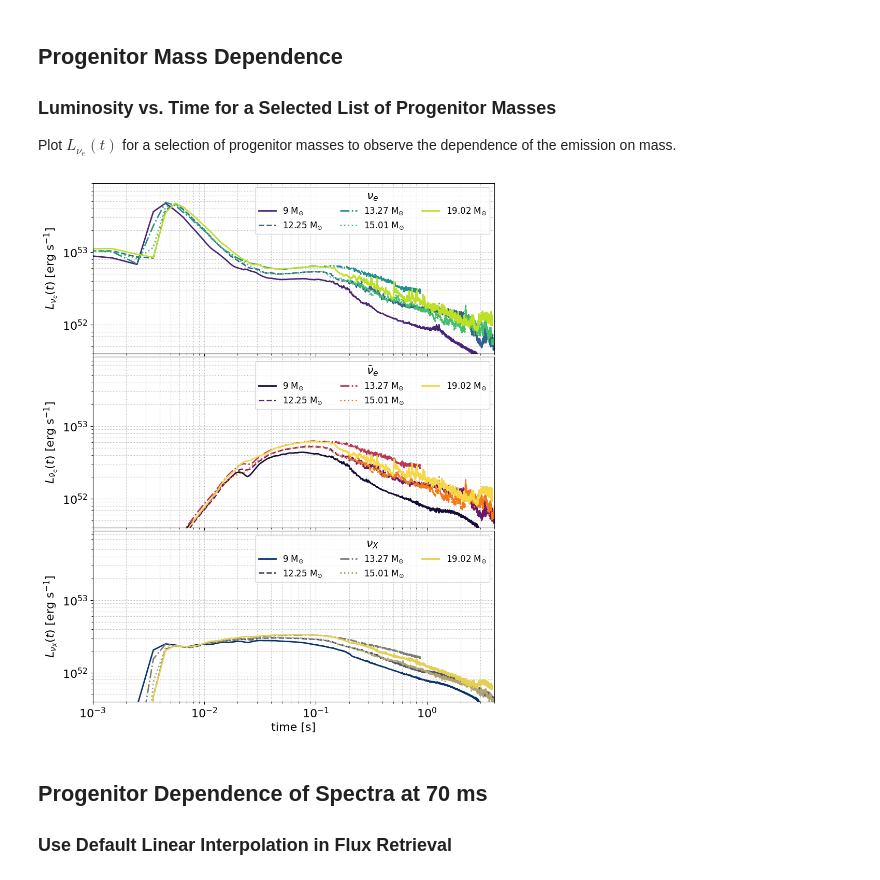
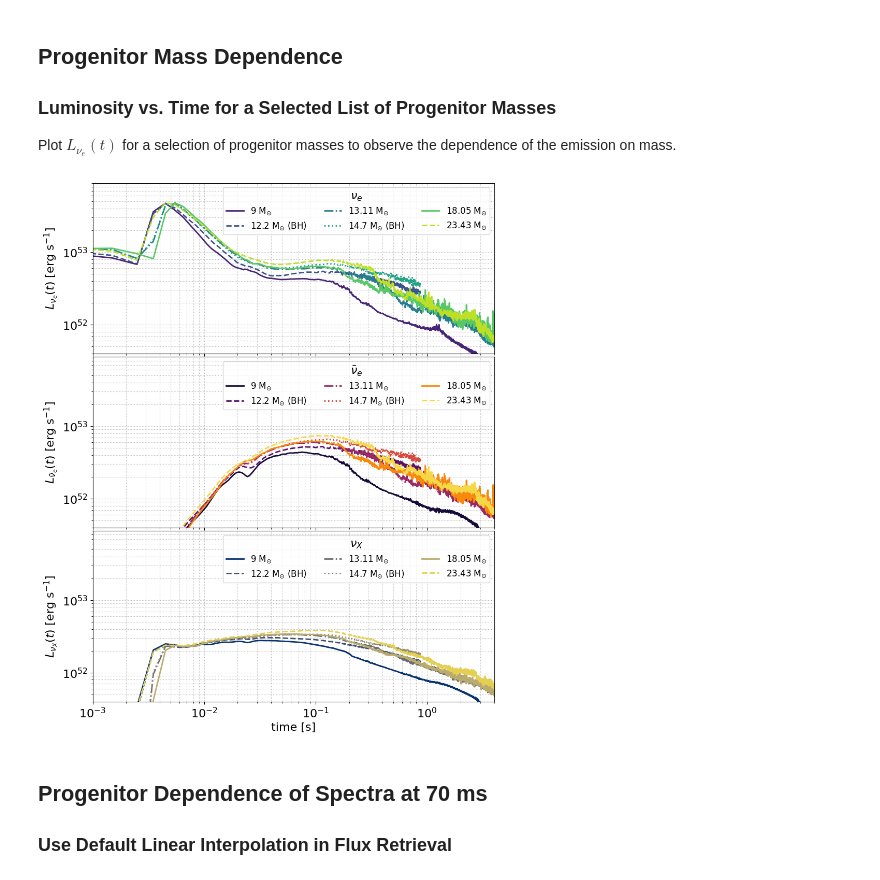
Before and after one commit to SNEWS2/snewpy-models-ccsn, a Jupyter notebook: models/Fornax_2022/Fornax_2022.ipynb, the cells around one changed output. Cells and saved outputs as stored; diff of their text form; code cells hidden in the pictures.

```diff
--- a/models/Fornax_2022/Fornax_2022.ipynb
+++ b/models/Fornax_2022/Fornax_2022.ipynb
@@ -44,7 +44,7 @@ Fornax_2022.param
 Initialize some progenitors and plot the luminosity of different neutrino flavors for two of them. Note that the `Fornax_2022` set of models do not distinguish between $\nu_x$ and $\bar{\nu}_x$ so both have the same luminosity. If this is the first time you are using a progenitor model, `snewpy` will download the data files for you.
 # %%
 models = {}
-for m in Fornax_2022.param['progenitor'][::20]:
+for m in Fornax_2022.param['progenitor'][::19]:
     # Initialize every 20th progenitor.
     print(m)
     models[m] = Fornax_2022(progenitor=m)
@@ -80,8 +84,6 @@ fig, axes = plt.subplots(3, 2, figsize=(12, 15), sharex=True, sharey=True, tight
 axes = axes.flatten()
 
 for i, (key, model) in enumerate(models.items()):
-    if i >= 5:
-        break
     ax = axes[i]
     for flavor in Flavor:
         ax.plot(model.time, model.luminosity[flavor]/1e51,  # Report luminosity in units foe/s
@@ -101,5 +103,5 @@ for i, (key, model) in enumerate(models.items()):
     ax.legend(loc='upper right', ncol=2, fontsize=18)
 
 axes[0].set(ylabel=r'luminosity [foe s$^{-1}$]');
-axes[5].set_axis_off();
+# axes[5].set_axis_off();
 # %% [output]
@@ -109,7 +111,7 @@ axes[5].set_axis_off();
 
 ### Use Default Linear Interpolation in Flux Retrieval
 # %%
-model = models['19.02']  # Use the 12 solar mass model
+model = models['23.43']
 
 times = np.arange(-0.2, 3.8, 0.2) * u.s
 E = np.arange(0, 101, 1) * u.MeV
@@ -168,37 +170,37 @@ colors2 = mpl.cm.cividis(np.linspace(0.1,0.9, len(models)))
 
 linestyles = ['-', '--', '-.', ':']
 
 for i, model in enumerate(models.values()):
     ax = axes[0]
     flavor = Flavor.NU_E
     ax.plot(model.time, model.luminosity[flavor], lw=2, color=colors0[i], ls=linestyles[i%4],
-            label='${0.value:g}$ {0.unit:latex}'.format(model.progenitor_mass))
+            label='${0.value:g}$ {0.unit:latex}{1}'.format(model.progenitor_mass, ' (BH)' if 'bh' in model.progenitor else ''))
     ax.set(xscale='log',
            xlim=(1e-3, 4),
            yscale='log',
            ylim=(0.4e52, 9e53),
            ylabel=r'$L_{\nu_e}(t)$ [erg s$^{-1}$]')
     ax.grid(ls=':', which='both')
     ax.legend(ncol=3, fontsize=12, title=r'$\nu_e$');
 
     ax = axes[1]
     flavor = Flavor.NU_E_BAR
     ax.plot(model.time, model.luminosity[flavor], lw=2, color=colors1[i], ls=linestyles[i%4],
-        label='${0.value:g}$ {0.unit:latex}'.format(model.progenitor_mass))
+        label='${0.value:g}$ {0.unit:latex}{1}'.format(model.progenitor_mass, ' (BH)' if 'bh' in model.progenitor else ''))
     ax.set(ylabel=r'$L_{\bar{\nu}_e}(t)$ [erg s$^{-1}$]')
     ax.grid(ls=':', which='both')
     ax.legend(ncol=3, fontsize=12, title=r'$\bar{\nu}_e$');
 
     ax = axes[2]
     flavor = Flavor.NU_X
     ax.plot(model.time, model.luminosity[flavor], lw=2, color=colors2[i], ls=linestyles[i%4],
-        label='${0.value:g}$ {0.unit:latex}'.format(model.progenitor_mass))
+        label='${0.value:g}$ {0.unit:latex}{1}'.format(model.progenitor_mass, ' (BH)' if 'bh' in model.progenitor else ''))
     ax.set(xlabel='time [s]',
            ylabel=r'$L_{\nu_X}(t)$ [erg s$^{-1}$]')
     ax.grid(ls=':', which='both')
     ax.legend(ncol=3, fontsize=12, title=r'$\nu_X$');
 # %% [output]
-[figure, old version]
+[figure, new version]
 # %% [markdown]
 ## Progenitor Dependence of Spectra at 70 ms
 
```
Also changed, not shown: parts of 7 cells of this notebook.
